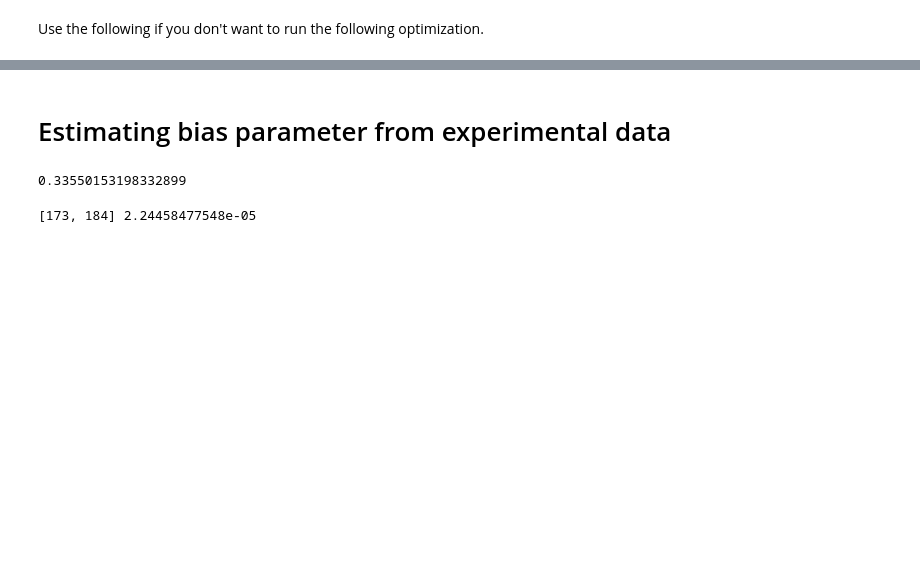
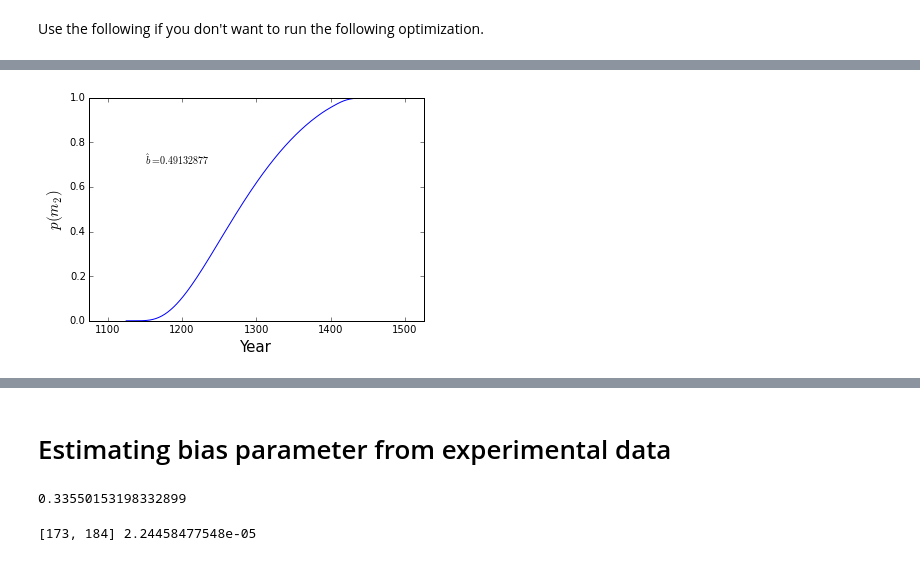
Before and after one commit to christopherahern/dissertation, a Jupyter notebook: code/Ahern-Dissertation-AppendixB.ipynb, the cells around one changed output, grey strips where cells are left out. Cells and saved outputs as stored; diff of their text form; code cells hidden in the pictures; blank space fills up the shorter version.

```diff
--- a/code/Ahern-Dissertation-AppendixB.ipynb
+++ b/code/Ahern-Dissertation-AppendixB.ipynb
@@ -180,7 +230,7 @@ def loss_first(params):
 # %%
 # Start with initial guesses and bounds
-guess = np.array([10, 2, 2, .2])
-bnds = ((1, 100), (1, 100), (1, 100), (0,1))
+guess = np.array([10, 2, 2, 10, .2])
+bnds = ((1, 100), (1, 100), (1, 100), (1, 100), (0,1))
 # Start timer
 start = time.time()
 # Solve for various numbers of iterations
@@ -228,3 +298,36 @@ plt.show()
+# %%
+b = res.x[4]
+prior = beta_binomial(number, 1, res.x[3])
+A =  np.matrix([[U_S(t(i, number-1), a(j,number-1), b) for j in range(number)] for i in range(number)])
+B = np.matrix([[U_R(t(i, number-1), a(j,number-1)) for j in range(number)] for i in range(number)])
+# Define sender population
+X0_m2 = beta_binomial(number,  res.x[0], 1)
+X0_m1 = 1 - X0_m2
+X0 = np.vstack((X0_m1, X0_m2)).T
+
+p_ti_m2 = np.multiply(X0[:,1], prior.T)
+p_m2 = prior * X0[:,1]
+p_t_m2 = p_ti_m2 / p_m2
+E_t_m2 = (np.array(range(200)) * p_t_m2) / number
+scale = E_t_m2[0,0]/(1 - E_t_m2[0,0])
+
+# Define receiver population
+Y0 = np.vstack((beta_binomial(number, .5*res.x[1], res.x[1]),\
+              beta_binomial(number, scale*res.x[2], res.x[2])))
+# Solve and plot
+X_sol, Y_sol = discrete_time_replicator_dynamics(376, X0, Y0, A, B, P)
+m2_sol = [prior.dot(line)[0,0] for line in X_sol[:,1::2]]
+years = [1125 + item for item in range(376)]
+plt.plot(years, m2_sol, 'b')
+plt.ylim(0,1)
+plt.xlim(1075, 1525)
+plt.xlabel('Year', fontsize=15) #, **hfont)
+plt.ylabel(r'$p(m_2)$', fontsize=15)
+plt.text(1150, .7, r'$\hat{b}=0.49132877$')
+plt.savefig("m2-free-prior.pdf", format='pdf', dpi=1000)
+plt.show()
+# %% [output]
+[figure, added]
 # %%
 timesteps=376
 states = np.linspace(0,1, num=200)
```
Also changed, not shown: parts of 10 cells of this notebook, 5 other files.
